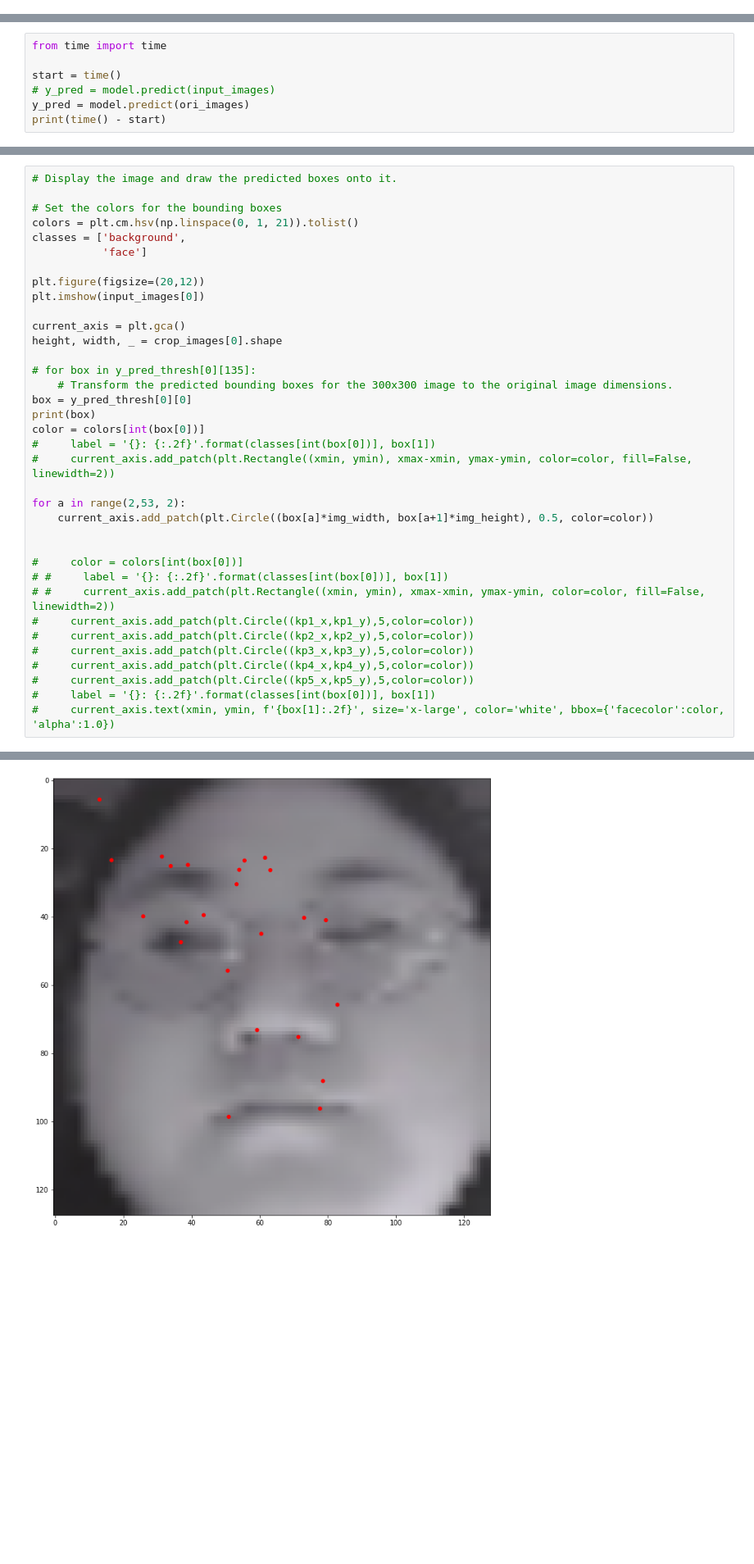
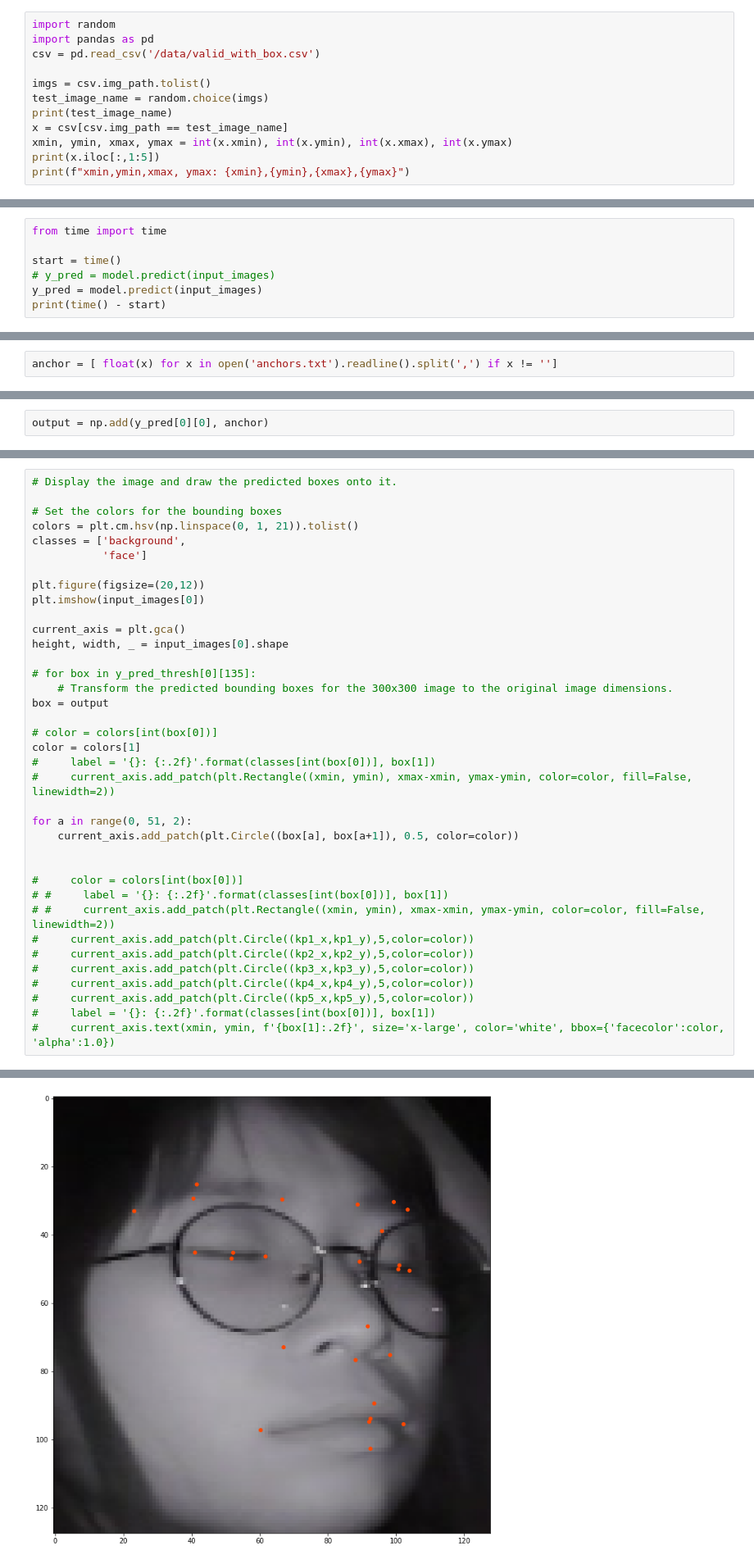
Before and after one commit to TaeseongMoon/bf_reimplement, a Jupyter notebook: blazeface_inference_face.ipynb, the cells around one changed output, grey strips where cells are left out. Shown: that part at 82% size. Cells and saved outputs as stored; diff of their text form; blank space fills up the shorter version.

```diff
--- a/blazeface_inference_face.ipynb
+++ b/blazeface_inference_face.ipynb
@@ -112,3 +110,15 @@ Or
 ## 2. Load some images
 
 Load some images for which you'd like the model to make predictions.
+# %%
+import random
+import pandas as pd
+csv = pd.read_csv('/data/valid_with_box.csv')
+
+imgs = csv.img_path.tolist()
+test_image_name = random.choice(imgs)
+print(test_image_name)
+x = csv[csv.img_path == test_image_name]
+xmin, ymin, xmax, ymax = int(x.xmin), int(x.ymin), int(x.xmax), int(x.ymax)
+print(x.iloc[:,1:5])
+print(f"xmin,ymin,xmax, ymax: {xmin},{ymin},{xmax},{ymax}")
@@ -150,6 +170,6 @@ from time import time
 
 start = time()
 # y_pred = model.predict(input_images)
-y_pred = model.predict(ori_images)
+y_pred = model.predict(input_images)
 print(time() - start)
 # %% [output]
@@ -198,0 +204,2 @@ plt.imshow(ori_image)
+# %%
+anchor = [ float(x) for x in open('anchors.txt').readline().split(',') if x != '']
@@ -198,0 +215,2 @@ plt.imshow(ori_image)
+# %%
+output = np.add(y_pred[0][0], anchor)
@@ -208,18 +235,19 @@ plt.figure(figsize=(20,12))
 plt.imshow(input_images[0])
 
 current_axis = plt.gca()
-height, width, _ = crop_images[0].shape
+height, width, _ = input_images[0].shape
 
 # for box in y_pred_thresh[0][135]:
     # Transform the predicted bounding boxes for the 300x300 image to the original image dimensions.
-box = y_pred_thresh[0][0]
-print(box)
-color = colors[int(box[0])]
+box = output
+
+# color = colors[int(box[0])]
+color = colors[1]
 #     label = '{}: {:.2f}'.format(classes[int(box[0])], box[1])
 #     current_axis.add_patch(plt.Rectangle((xmin, ymin), xmax-xmin, ymax-ymin, color=color, fill=False, linewidth=2))
 
-for a in range(2,53, 2):
-    current_axis.add_patch(plt.Circle((box[a]*img_width, box[a+1]*img_height), 0.5, color=color))
+for a in range(0, 51, 2):
+    current_axis.add_patch(plt.Circle((box[a], box[a+1]), 0.5, color=color))
 
 
 #     color = colors[int(box[0])]
@@ -240,4 +264,4 @@ for a in range(2,53, 2):
-[figure, old version]
+[figure, new version]
 # %% [markdown]
 ## 5. Make predictions on Pascal VOC 2007 Test
 
```
Also changed, not shown: parts of 12 cells of this notebook, 5 other files.
